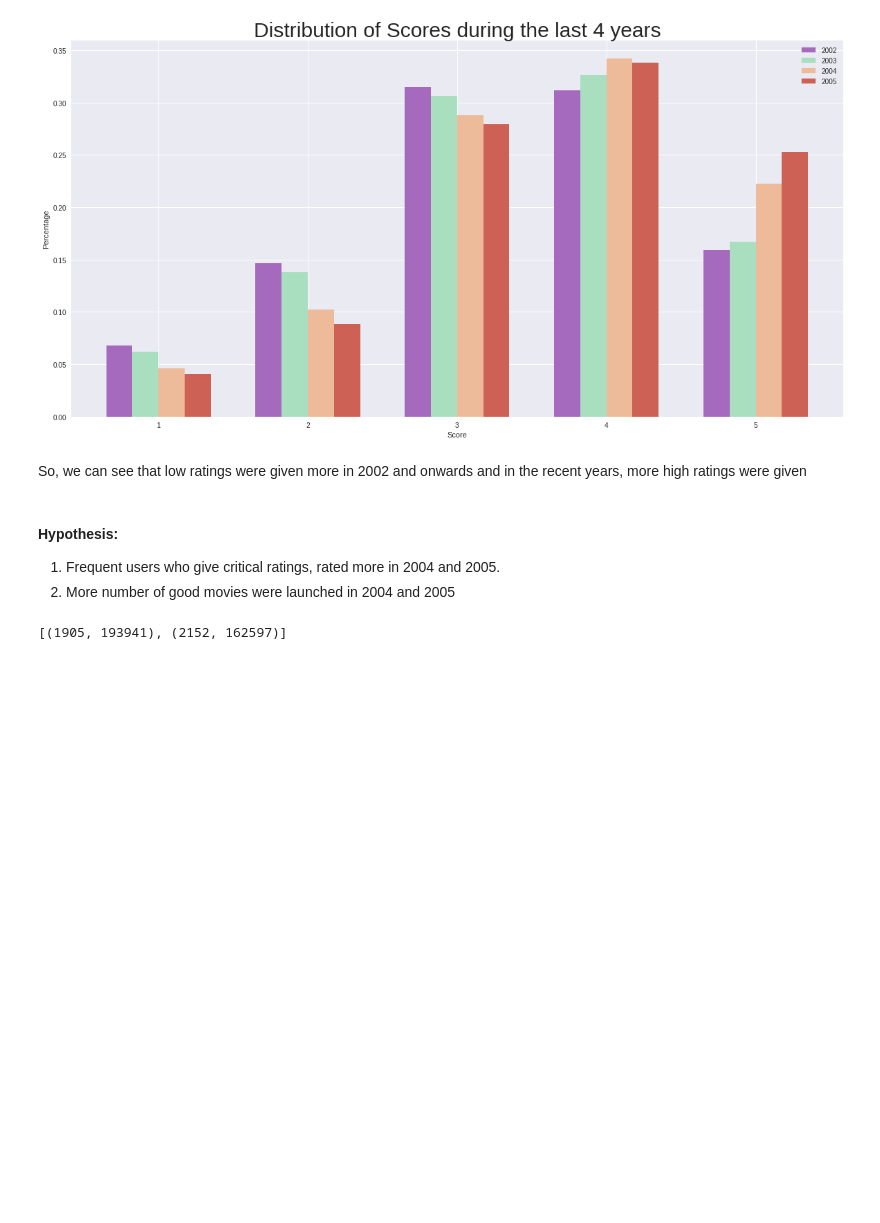
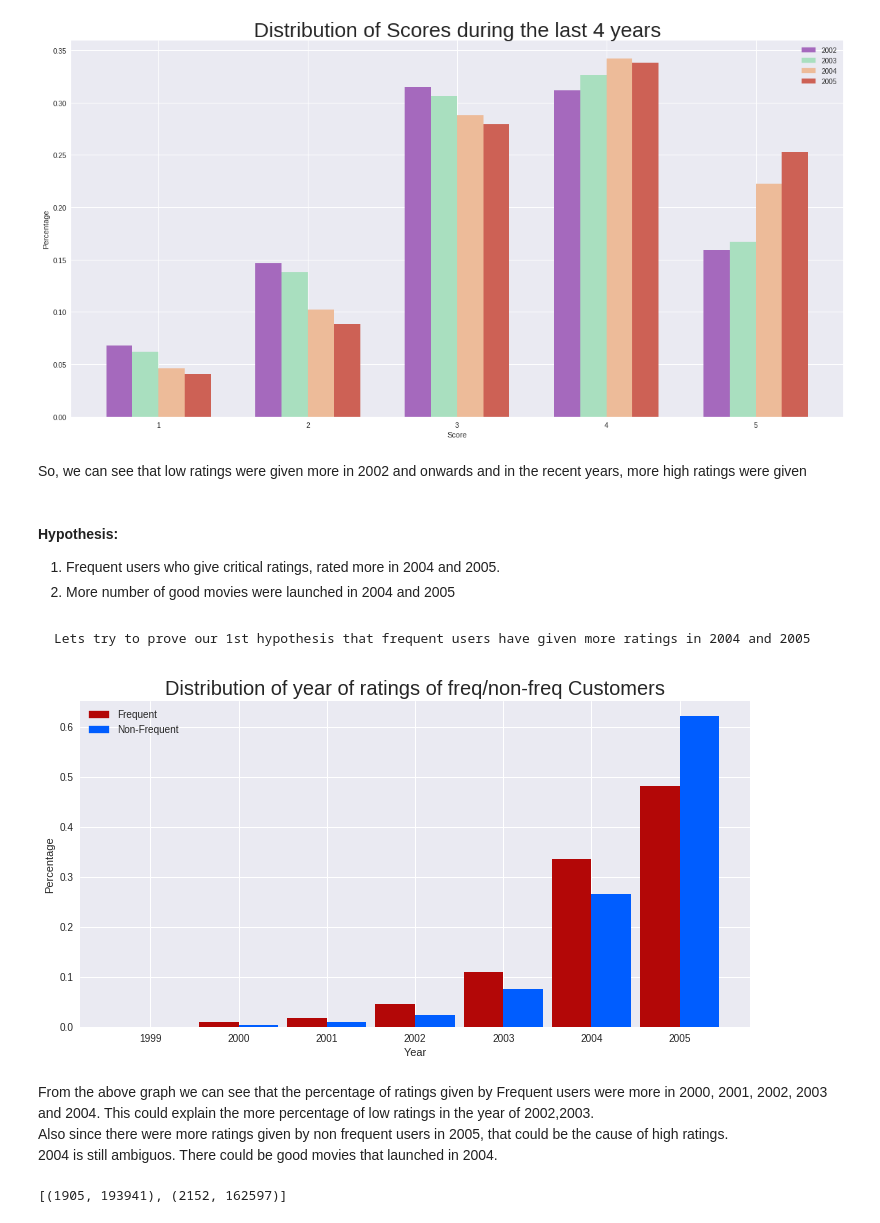
Before and after one commit to muralidhar520/Netflix_prize_data, a Jupyter notebook: Exploratory_Data_Analysis_Netflix.ipynb, the cells around one changed output. Drawn from its saved outputs; the diff is of its cells as text; code cells hidden in the pictures; blank space fills up the shorter version.

```diff
--- a/Exploratory_Data_Analysis_Netflix.ipynb
+++ b/Exploratory_Data_Analysis_Netflix.ipynb
@@ -444,6 +446,37 @@ So, we can see that low ratings were given more in 2002 and onwards and in the r
 2. More number of good movies were launched in 2004 and 2005
 # %%
 del score_2002, score_2003, score_2004, score_2005
+# %% [markdown]
+    Lets try to prove our 1st hypothesis that frequent users have given more ratings in 2004 and 2005
+# %%
+year_freq = df[df.Freq_nFreq == 'F'].Year
+year_nfreq = df[df.Freq_nFreq == 'NF'].Year
+# %%
+year_freq = list(map(int, year_freq))
+year_nfreq = list(map(int, year_nfreq))
+# %%
+plt.figure(figsize=(12,6))
+clr=['#B30707','#005DFF']
+plt.hist(x=[year_freq,year_nfreq],bins=[1999,2000,2001,2002,2003,2004,2005,2006]\
+        ,rwidth=0.9,color=clr,normed=True)
+plt.xticks([1999.5,2000.5,2001.5,2002.5,2003.5,2004.5,2005.5],\
+           [1999,2000,2001,2002,2003,2004,2005])
+plt.xlabel('Year');plt.ylabel('Percentage')
+plt.title('Distribution of year of ratings of freq/non-freq Customers',fontdict={'fontsize':20})
+
+red_patch = mpatches.Patch(color=clr[0], label='Frequent')
+black_patch = mpatches.Patch(color=clr[1], label='Non-Frequent')
+plt.legend(handles=[red_patch,black_patch])
+
+plt.savefig('Distribution_year_freq-nfreq_Customers.png')
+plt.show()
+del year_freq, year_nfreq;
+# %% [output]
+[figure, added]
+# %% [markdown]
+From the above graph we can see that the percentage of ratings given by Frequent users were more in 2000, 2001, 2002, 2003 and 2004. This could explain the more percentage of low ratings in the year of 2002,2003.<br>
+Also since there were more ratings given by non frequent users in 2005, that could be the cause of high ratings.<br>
+2004 is still ambiguos. There could be good movies that launched in 2004.
 # %%
 '''Retriveing the number of reviews per movie'''
 fre = dict(Counter(df.MovieID))
```
Also changed, not shown: parts of 1 cell of this notebook.
